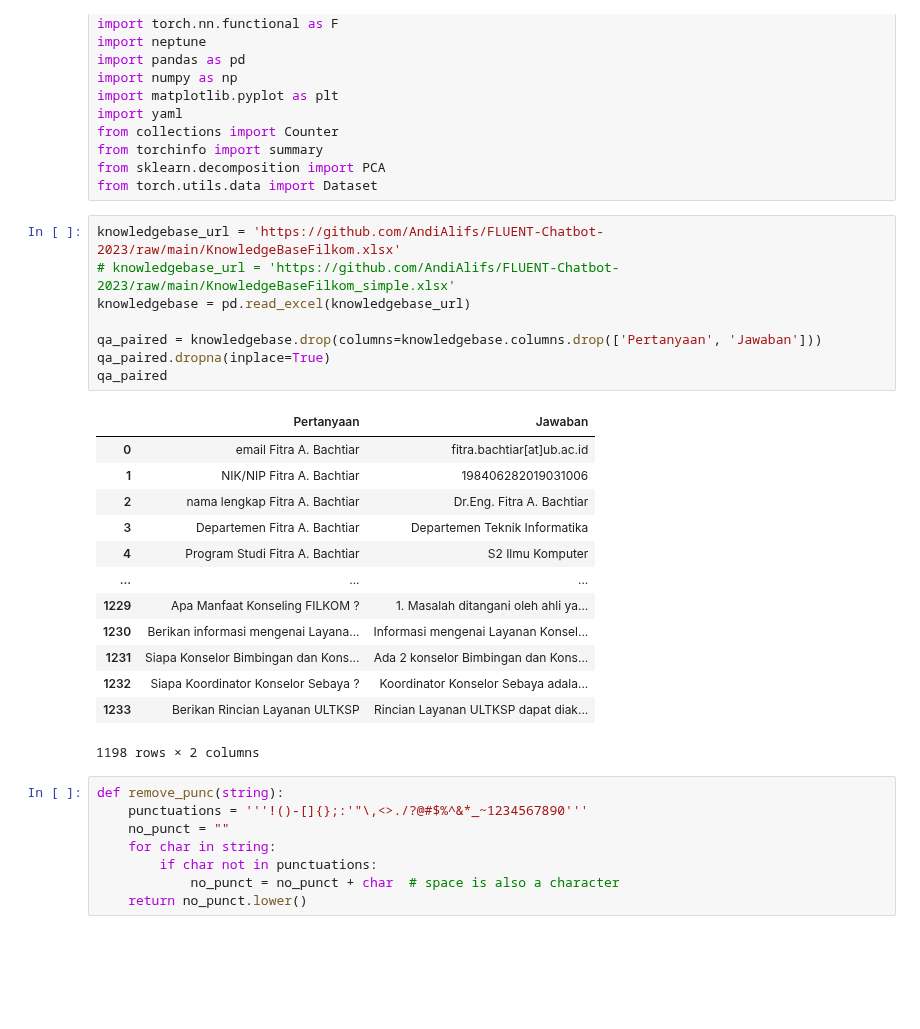
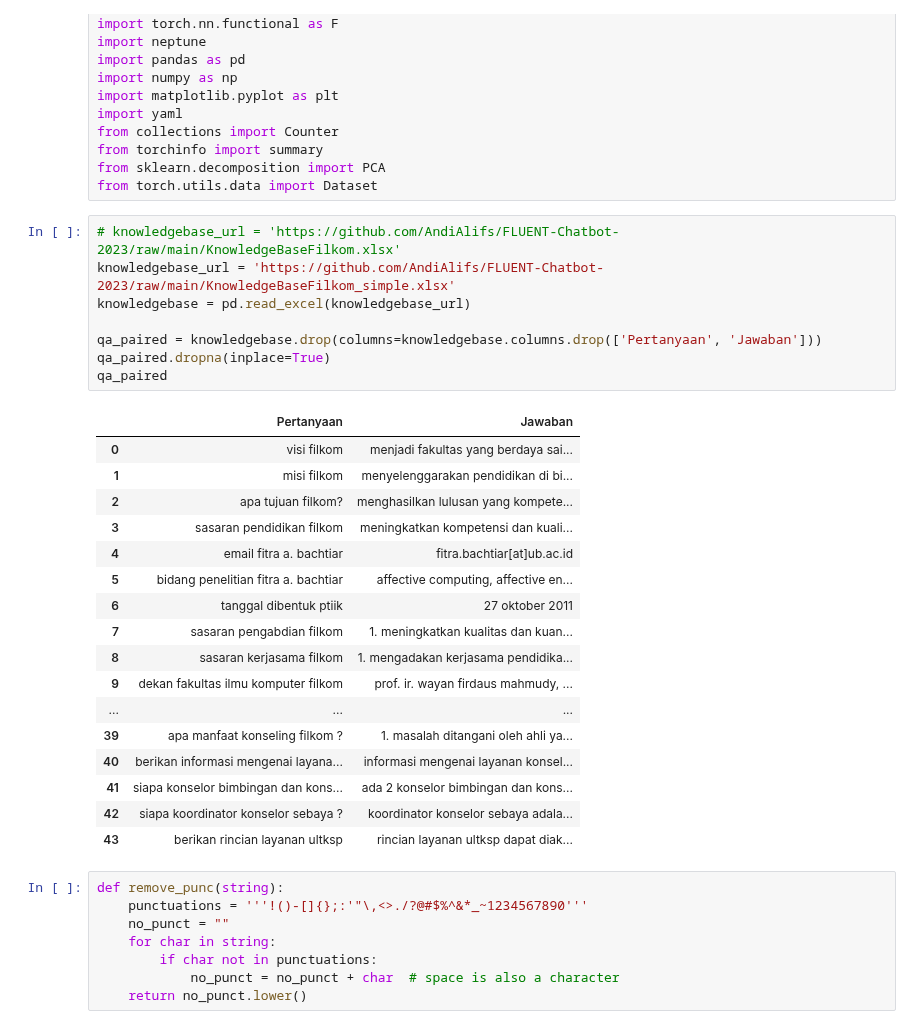
Before and after one commit to AndiAlifs/FLUENT-Chatbot-2023, a Jupyter notebook: FLUENT_SIET24/transformers_FLUENT_siet24.ipynb, the cells around one changed output. Saved outputs shown, nothing was run; the diff lists cells and outputs as text; blank space fills up the shorter version.

```diff
--- a/FLUENT_SIET24/transformers_FLUENT_siet24.ipynb
+++ b/FLUENT_SIET24/transformers_FLUENT_siet24.ipynb
@@ -15,27 +15,31 @@ from torchinfo import summary
 from sklearn.decomposition import PCA
 from torch.utils.data import Dataset
 # %%
-knowledgebase_url = 'https://github.com/AndiAlifs/FLUENT-Chatbot-2023/raw/main/KnowledgeBaseFilkom.xlsx'
-# knowledgebase_url = 'https://github.com/AndiAlifs/FLUENT-Chatbot-2023/raw/main/KnowledgeBaseFilkom_simple.xlsx'
+# knowledgebase_url = 'https://github.com/AndiAlifs/FLUENT-Chatbot-2023/raw/main/KnowledgeBaseFilkom.xlsx'
+knowledgebase_url = 'https://github.com/AndiAlifs/FLUENT-Chatbot-2023/raw/main/KnowledgeBaseFilkom_simple.xlsx'
 knowledgebase = pd.read_excel(knowledgebase_url)
 
 qa_paired = knowledgebase.drop(columns=knowledgebase.columns.drop(['Pertanyaan', 'Jawaban']))
 qa_paired.dropna(inplace=True)
 qa_paired
 # %% [output]
 |  | Pertanyaan | Jawaban |
-| 0 | email Fitra A. Bachtiar | fitra.bachtiar[at]ub.ac.id |
-| 1 | NIK/NIP Fitra A. Bachtiar | 198406282019031006 |
-| 2 | nama lengkap Fitra A. Bachtiar | Dr.Eng. Fitra A. Bachtiar |
-| 3 | Departemen Fitra A. Bachtiar | Departemen Teknik Informatika |
-| 4 | Program Studi Fitra A. Bachtiar | S2 Ilmu Komputer |
+| 0 | visi filkom | menjadi fakultas yang berdaya sai... |
+| 1 | misi filkom | menyelenggarakan pendidikan di bi... |
+| 2 | apa tujuan filkom? | menghasilkan lulusan yang kompete... |
+| 3 | sasaran pendidikan filkom | meningkatkan kompetensi dan kuali... |
+| 4 | email fitra a. bachtiar | fitra.bachtiar[at]ub.ac.id |
+| 5 | bidang penelitian fitra a. bachtiar | affective computing, affective en... |
+| 6 | tanggal dibentuk ptiik | 27 oktober 2011 |
+| 7 | sasaran pengabdian filkom | 1. meningkatkan kualitas dan kuan... |
+| 8 | sasaran kerjasama filkom | 1. mengadakan kerjasama pendidika... |
+| 9 | dekan fakultas ilmu komputer filkom | prof. ir. wayan firdaus mahmudy, ... |
 | ... | ... | ... |
-| 1229 | Apa Manfaat Konseling FILKOM ? | 1. Masalah ditangani oleh ahli ya... |
-| 1230 | Berikan informasi mengenai Layana... | Informasi mengenai Layanan Konsel... |
-| 1231 | Siapa Konselor Bimbingan dan Kons... | Ada 2 konselor Bimbingan dan Kons... |
-| 1232 | Siapa Koordinator Konselor Sebaya ? | Koordinator Konselor Sebaya adala... |
-| 1233 | Berikan Rincian Layanan ULTKSP | Rincian Layanan ULTKSP dapat diak... |
+| 39 | apa manfaat konseling filkom ? | 1. masalah ditangani oleh ahli ya... |
+| 40 | berikan informasi mengenai layana... | informasi mengenai layanan konsel... |
+| 41 | siapa konselor bimbingan dan kons... | ada 2 konselor bimbingan dan kons... |
+| 42 | siapa koordinator konselor sebaya ? | koordinator konselor sebaya adala... |
+| 43 | berikan rincian layanan ultksp | rincian layanan ultksp dapat diak... |
-1198 rows × 2 columns
 # %%
 def remove_punc(string):
     punctuations = '''!()-[]{};:'"\,<>./?@#$%^&*_~1234567890'''
```
Also changed, not shown: 4 other files.
